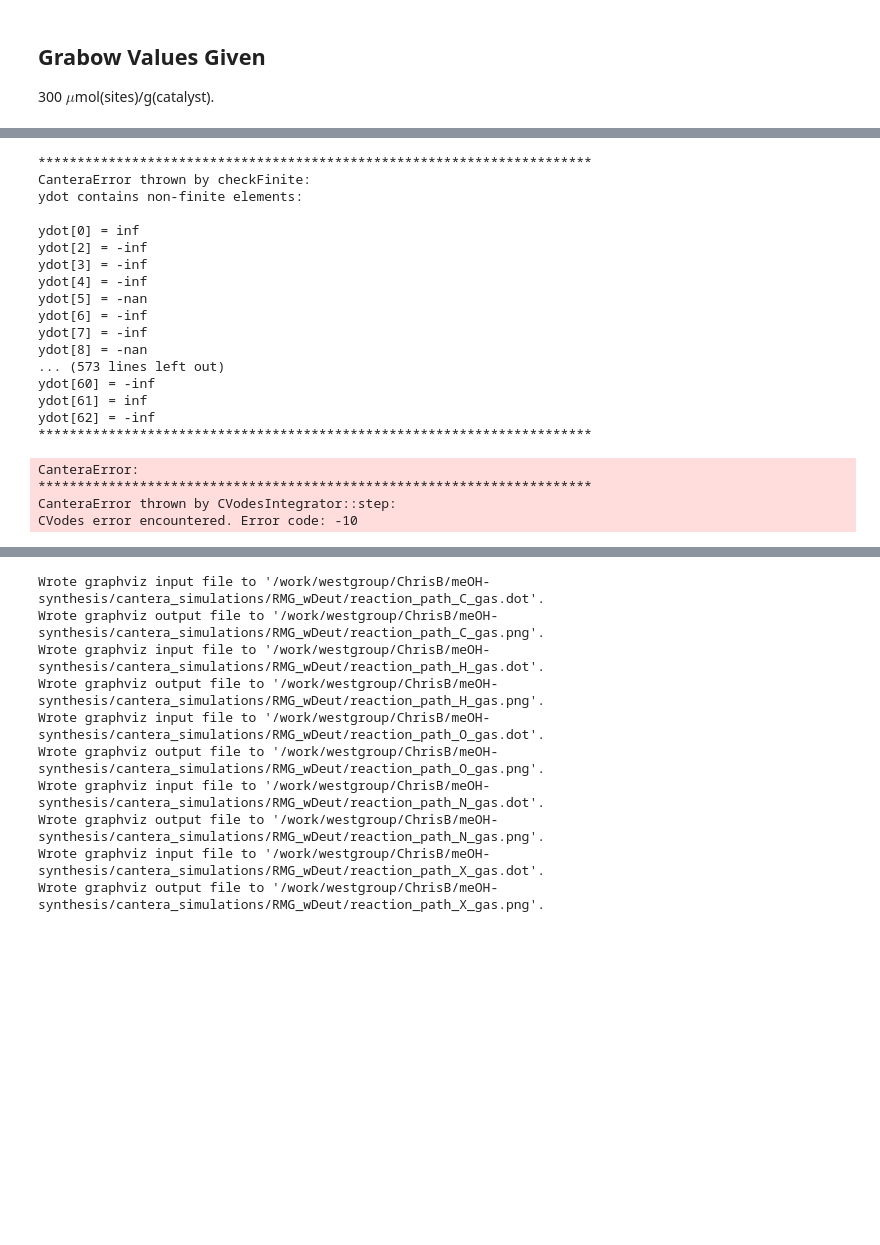
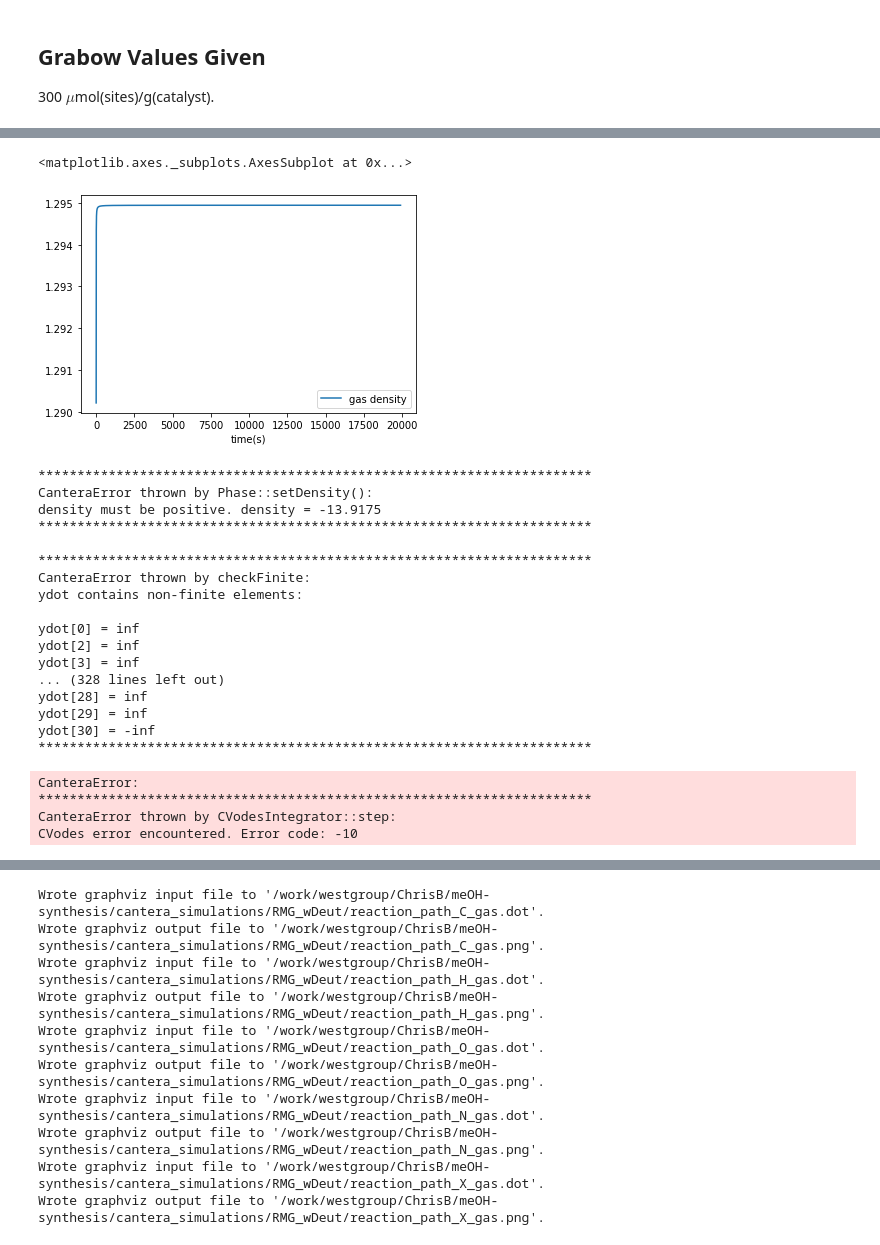
Before and after one commit to comocheng/meOH-analysis, a Jupyter notebook: cantera_simulations/RMG_wDeut/RMG_model_Deutschmann.ipynb, the cells around one changed output, grey strips where cells are left out. Saved outputs shown, nothing was run; the diff lists cells and outputs as text; code cells hidden in the pictures; blank space fills up the shorter version.

```diff
--- a/cantera_simulations/RMG_wDeut/RMG_model_Deutschmann.ipynb
+++ b/cantera_simulations/RMG_wDeut/RMG_model_Deutschmann.ipynb
@@ -212,24 +212,29 @@ results.plot('time(s)',['H2(2)', 'H2O(5)', 'CO(3)','CO2(4)','CH3OH(8)','CH4(41)'
+# %%
+results.plot('time(s)',['gas density'])
+# %% [output]
+<matplotlib.axes._subplots.AxesSubplot at 0x...>
+[figure, added]
 # %%
-# sim.advance_to_steady_state(max_steps=100000,residual_threshold=sim.rtol*2,return_residuals=True)
-# writer.writerow([temp, pressure, 'V (M^3/s)', 'X_co initial','X_co initial','X_co initial', gas.T] +
-#                  list(gas.X) + list(surf.X),)
+sim.advance_to_steady_state(max_steps=100000,residual_threshold=sim.rtol*2,return_residuals=True)
+writer.writerow([temp, pressure, 'V (M^3/s)', 'X_co initial','X_co initial','X_co initial', gas.T] +
+                 list(gas.X) + list(surf.X),)
 # %% [output]
+***********************************************************************
+CanteraError thrown by Phase::setDensity():
+density must be positive. density = -13.9175
+***********************************************************************
+
 ***********************************************************************
 CanteraError thrown by checkFinite:
 ydot contains non-finite elements:
 
 ydot[0] = inf
-ydot[2] = -inf
-ydot[3] = -inf
-ydot[4] = -inf
-ydot[5] = -nan
-ydot[6] = -inf
-ydot[7] = -inf
-ydot[8] = -nan
-... (573 lines left out)
-ydot[60] = -inf
-ydot[61] = inf
-ydot[62] = -inf
+ydot[2] = inf
+ydot[3] = inf
+... (328 lines left out)
+ydot[28] = inf
+ydot[29] = inf
+ydot[30] = -inf
 ***********************************************************************
 CanteraError:
 ***********************************************************************
```
Also changed, not shown: parts of 8 cells of this notebook, 13 other files.
